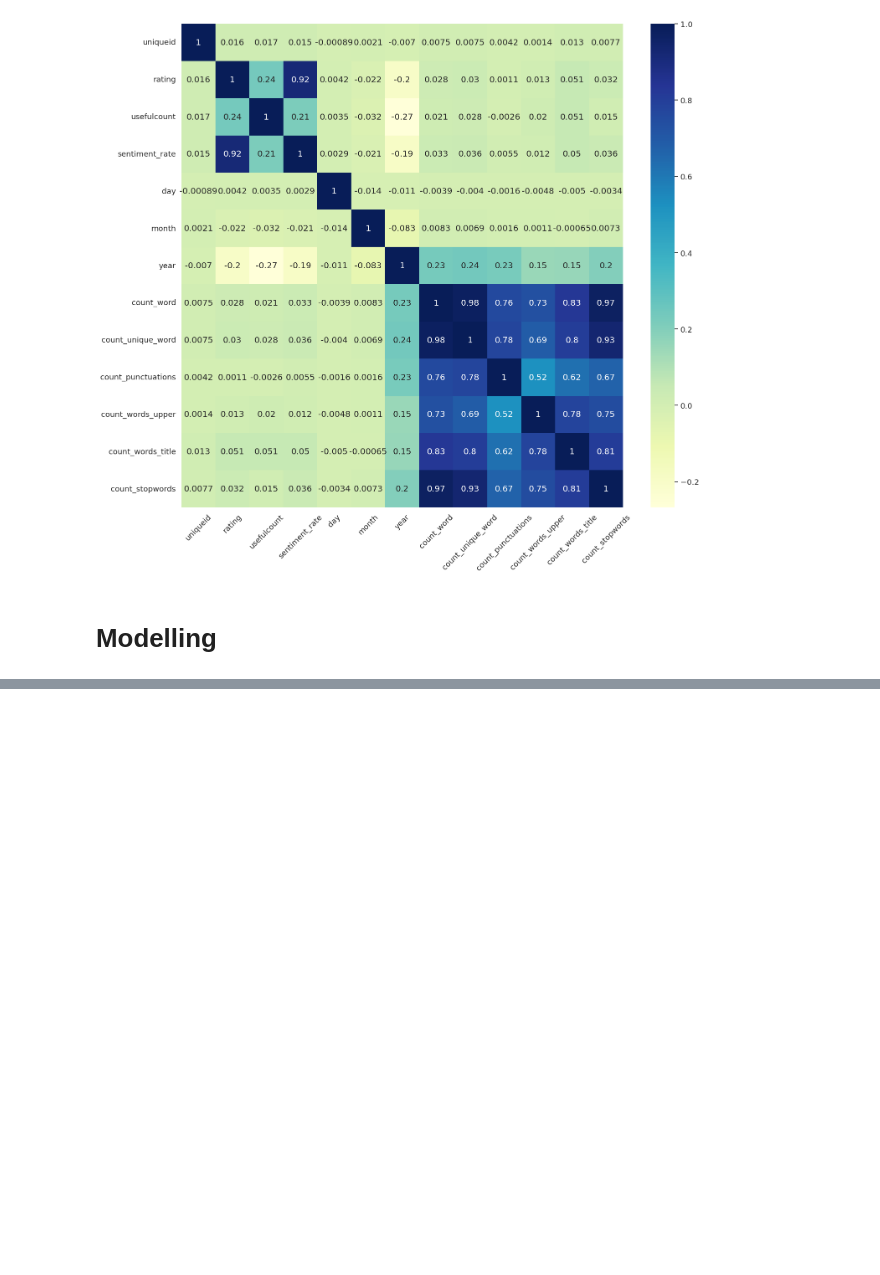
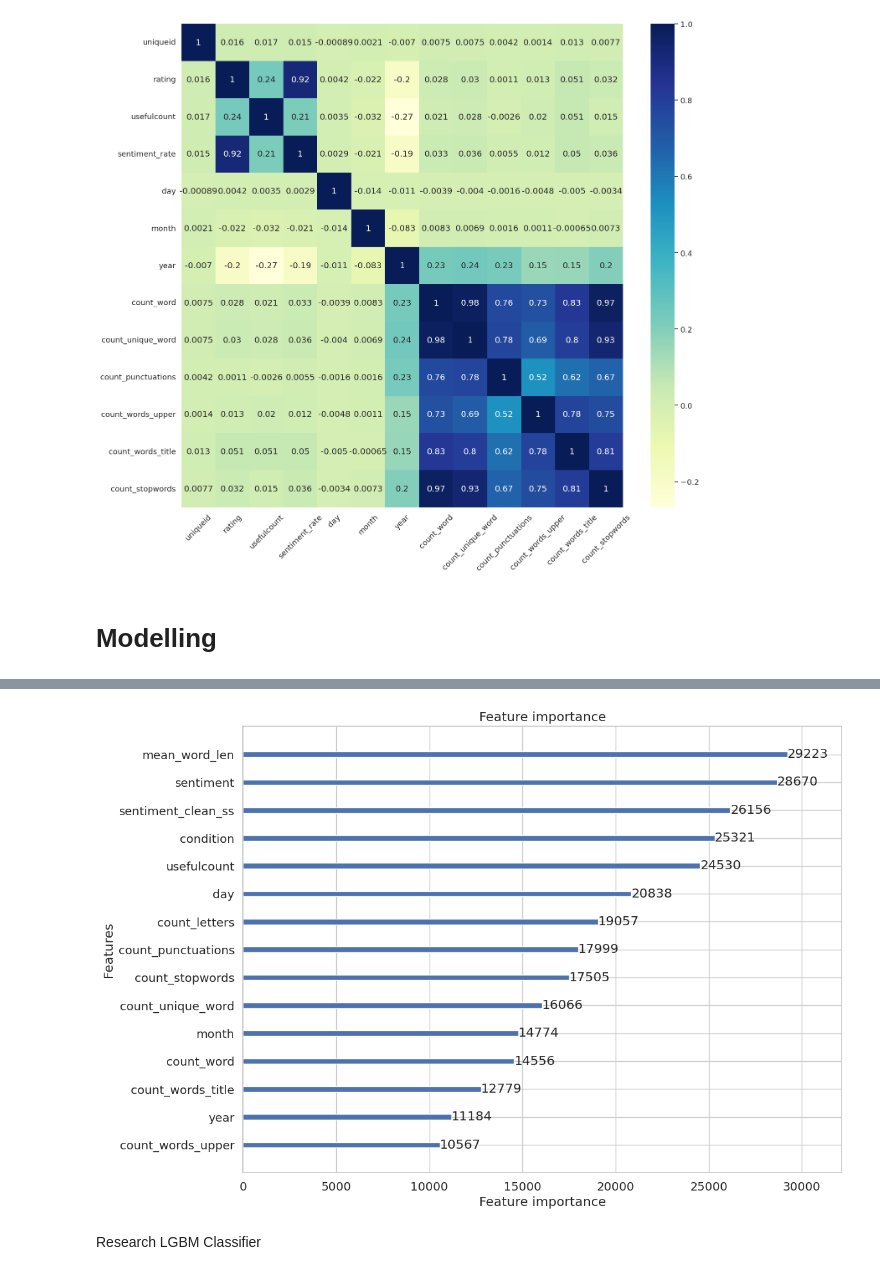
Before and after one commit to ArslanAmanov/AI-ML-DL, a Jupyter notebook: Kaggle Projects /UCI ML drug dataset/uci_ml drug test project_colab.ipynb, the cells around one changed output, grey strips where cells are left out. Cells and saved outputs as stored; diff of their text form; code cells hidden in the pictures; blank space fills up the shorter version.

Commit message:
Created using Colaboratory/LGBMClassifier

```diff
--- a/Kaggle Projects /UCI ML drug dataset/uci_ml drug test project_colab.ipynb
+++ b/Kaggle Projects /UCI ML drug dataset/uci_ml drug test project_colab.ipynb
@@ -734,6 +734,8 @@ df_data["count_words_title"]=df_data["review"].apply(lambda x:len([w for w in st
 df_data["count_stopwords"]=df_data["review"].apply(lambda x: len([w for w in str(x).lower().split() if w in stop_words]))
 #average length of the words
 df_data["mean_word_len"]=df_data["review_clean_ss"].apply(lambda x: np.mean([len(w) for w in str(x).split()]))
+#letters
+df_data['count_letters']=df_data["review_clean_ss"].apply(lambda x: len(str(x)))
 # %%
 # Correlation Heatmap of the features engineered
 plt.rcParams['figure.figsize'] = [17, 15]
@@ -755,0 +766,10 @@ for feature in ['drugname', 'condition']:
+# %%
+#Defining Features and splitting the data as train and test set
+features = df_data[['condition', 'usefulcount', 'sentiment', 'day', 'month', 'year', 'sentiment_clean_ss', 'count_word',
+                     'count_unique_word', 'count_letters', 'count_punctuations', 'count_words_upper', 'count_words_title',
+                     'count_stopwords', 'mean_word_len']]
+target=df_data['sentiment_rate']
+
+X_train, X_test, y_train, y_test = train_test_split(features, target, test_size=0.3, random_state=42)
+print("The Train set size", X_train.shape)
+print("The Test set size", X_test.shape)
@@ -755,0 +787,11 @@ for feature in ['drugname', 'condition']:
+# %%
+# Training Model
+clf = LGBMClassifier(n_estimators=10000, learning_rate=0.10, num_leaves=30, subsample=.9,max_depth=7,reg_alpha=.1, reg_lambda=.1,
+                     min_split_gain=.01, min_child_weight=2, silent=-1, verbose=-1,)
+model = clf.fit(X_train, y_train)
+predictions = model.predict(X_test)
+print("The Accuracy of the model is :", accuracy_score(y_test, predictions), '\n')
+print("The Confusion Matrix is \n")
+print(confusion_matrix(y_test, predictions), '\n')
+
+print(classification_report(y_test, predictions))
@@ -755,0 +814,9 @@ for feature in ['drugname', 'condition']:
+# %%
+# Feature importance
+plt.rcParams['figure.figsize'] =[12,9]
+sns.set(style='whitegrid', font_scale=1.2)
+plot_importance(model);
+# %% [output]
+[figure, added]
+# %% [markdown]
+Research LGBM Classifier
```
Also changed, not shown: parts of 8 cells of this notebook.
